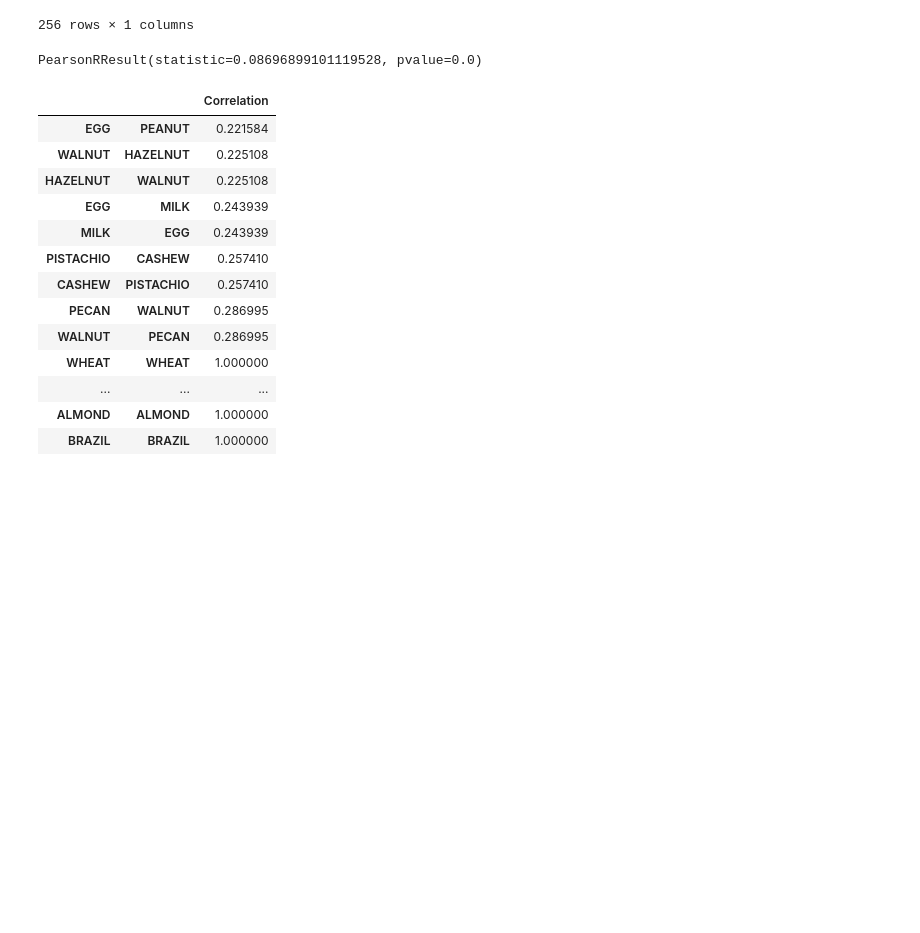
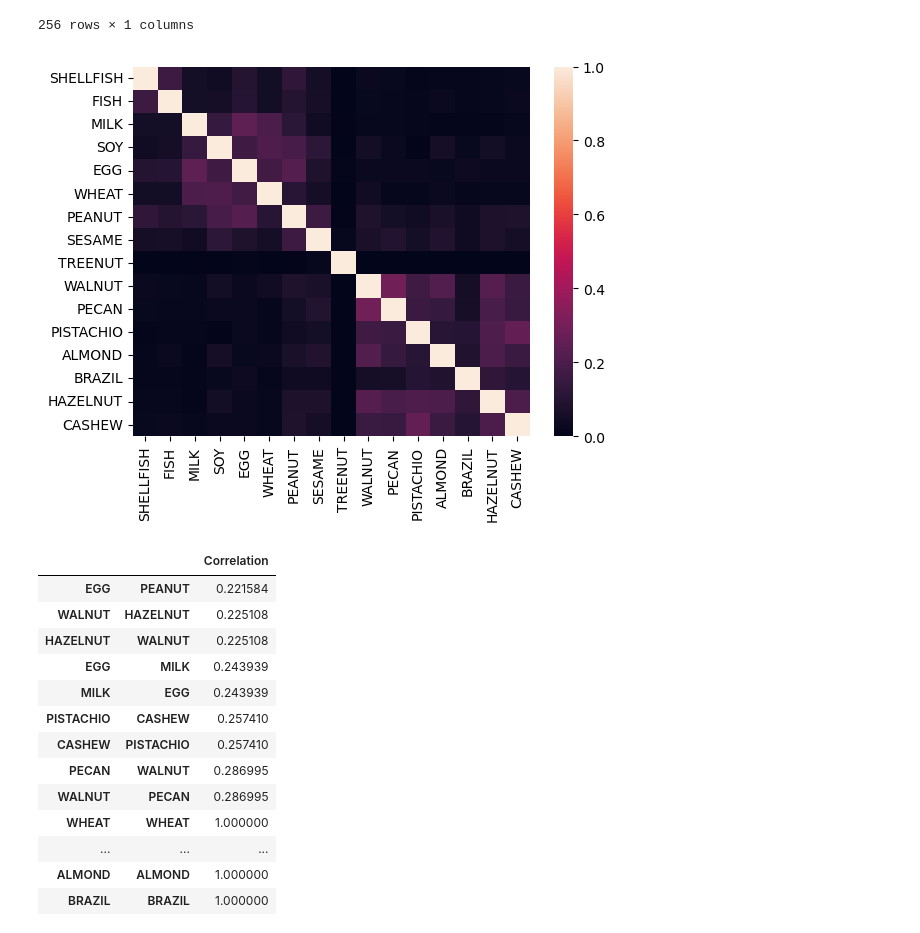
Before and after one commit to leahkrause/project_1, a Jupyter notebook: Allergy_Leah.ipynb, the cells around one changed output. Saved outputs shown, nothing was run; the diff lists cells and outputs as text; code cells hidden in the pictures; blank space fills up the shorter version.

```diff
--- a/Allergy_Fish.ipynb
+++ b/Allergy_Leah.ipynb
@@ -403,11 +410,11 @@ all_df
 | HAZELNUT | HAZELNUT | 1.000000 |
 | CASHEW | CASHEW | 1.000000 |
 256 rows × 1 columns
-# %%
-x_values = (start_clean['BRAZIL']).fillna(0)
-y_values = (start_clean['ALMOND']).fillna(0)
-correlation = sts.pearsonr(x_values,y_values)
-correlation
-# %% [output]
-PearsonRResult(statistic=0.08696899101119528, pvalue=0.0)
+# %%
+# Visualize this data with a heat map
+
+heat_corr = start_clean.fillna(0).corr()
+sns.heatmap(heat_corr);
+# %% [output]
+[figure, added]
 # %%
```
Also changed, not shown: parts of 35 cells of this notebook.
